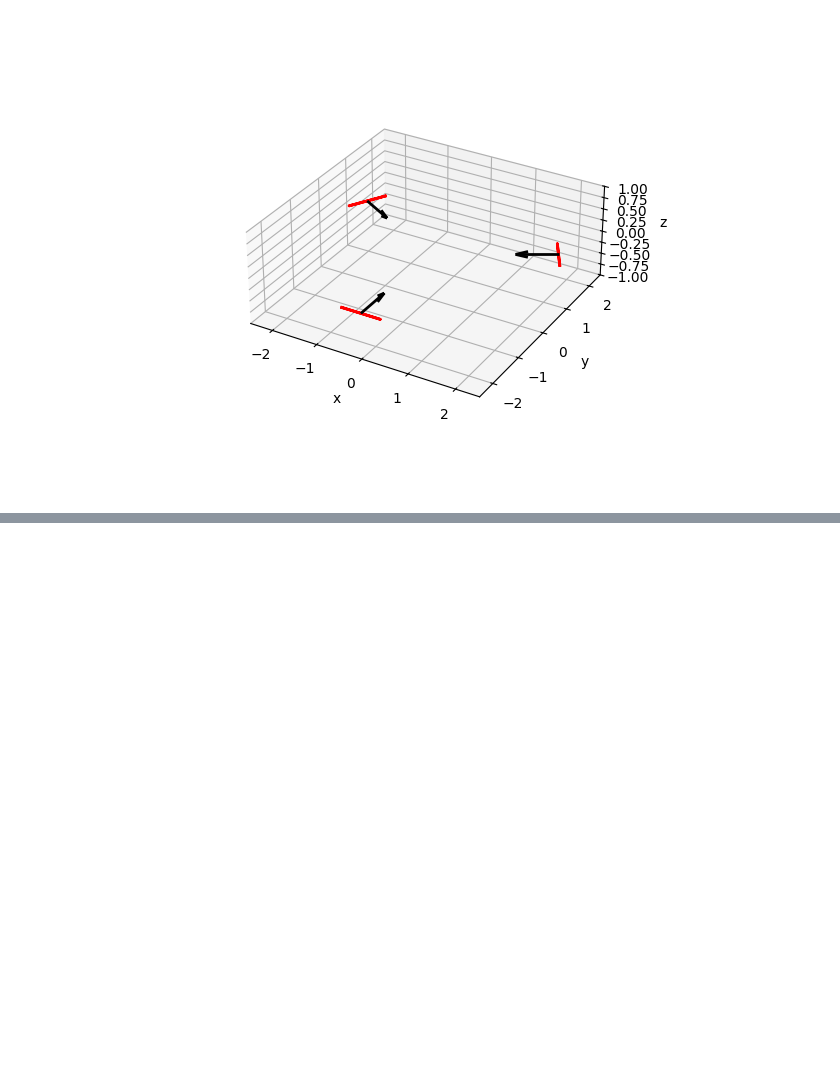
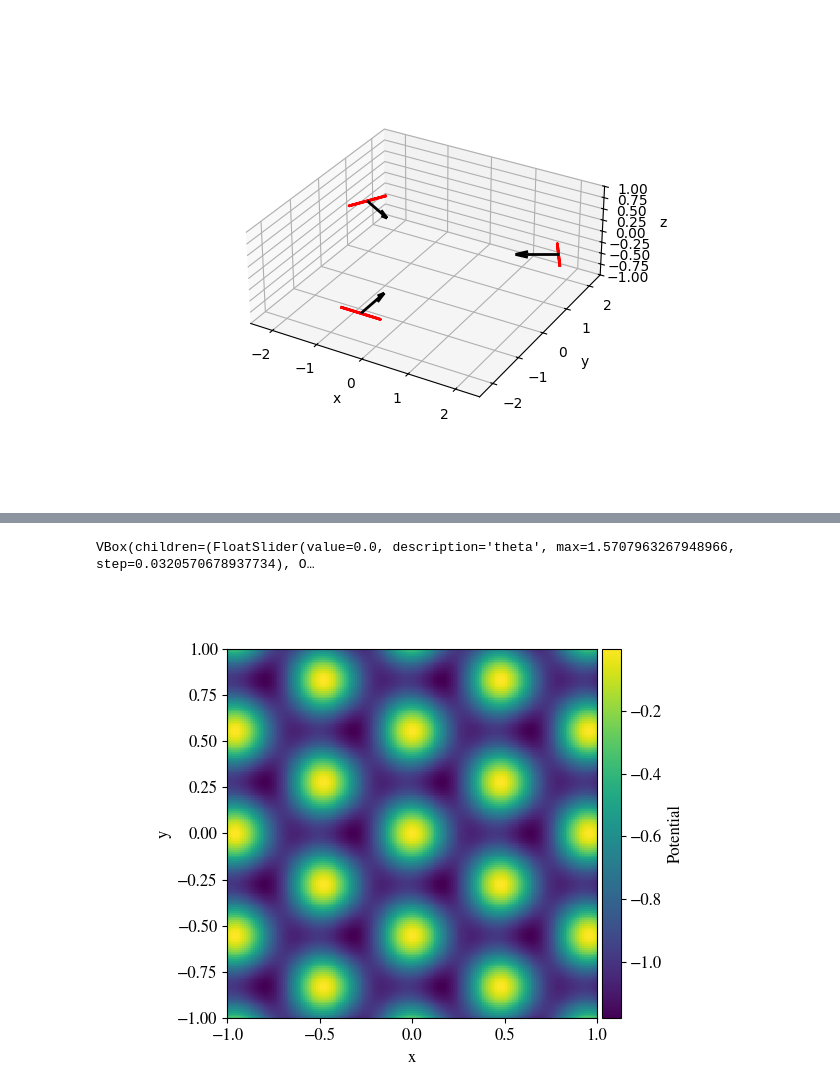
Before and after one commit to GuillotMartin/OptiLat, a Jupyter notebook: docs/PolarizationHoneycomb.ipynb, the cells around one changed output, grey strips where cells are left out. Cells and saved outputs as stored; diff of their text form; code cells hidden in the pictures; blank space fills up the shorter version.

```diff
--- a/docs/PolarizationHoneycomb.ipynb
+++ b/docs/PolarizationHoneycomb.ipynb
@@ -43,6 +45,28 @@ We have defined the optical lattice, it is now time to convert it into a trappin
 # %%
-
+# We create first an empty potential object, over which we are going to compute the effect of the AC Stark effect
 honeycomb = Potential(
-    [[10,0], [0,10]],
+    [[2,0], [0,2]],
     resolution=(200,200)
 )
+
+Field = lattice.compute_fields(x = honeycomb.x, y = honeycomb.y).squeeze() # We squeeze Fields to remove the size-1 Field dimension
+# We are going to define every constant in arbitrary units here
+E1 = 1 # The amplitude of a single beam, in arbitrary units
+alpha_s = 1 # Scalar polarizability
+alpha_v = 0.1 # Vector polarizability
+
+F = 3 # Atomic total angular momentum
+M = F # Projection on the quantization axis
+
+
+
+C = 2*(Field.conj().sel(component=0) * Field.sel(component = 1)).imag / (abs(Field)**2).sum("component")
+V = -1/4 * E1**2 * (abs(Field)**2).sum("component") * (alpha_s + C * alpha_v*M/2/F)
+
+honeycomb.set(V)
+
+honeycomb.plot()
+plt.show()
+# %% [output]
+VBox(children=(FloatSlider(value=0.0, description='theta', max=1.5707963267948966, step=0.0320570678937734), O…
+[figure, added]
```
Also changed, not shown: parts of 8 cells of this notebook, 2 other files.
